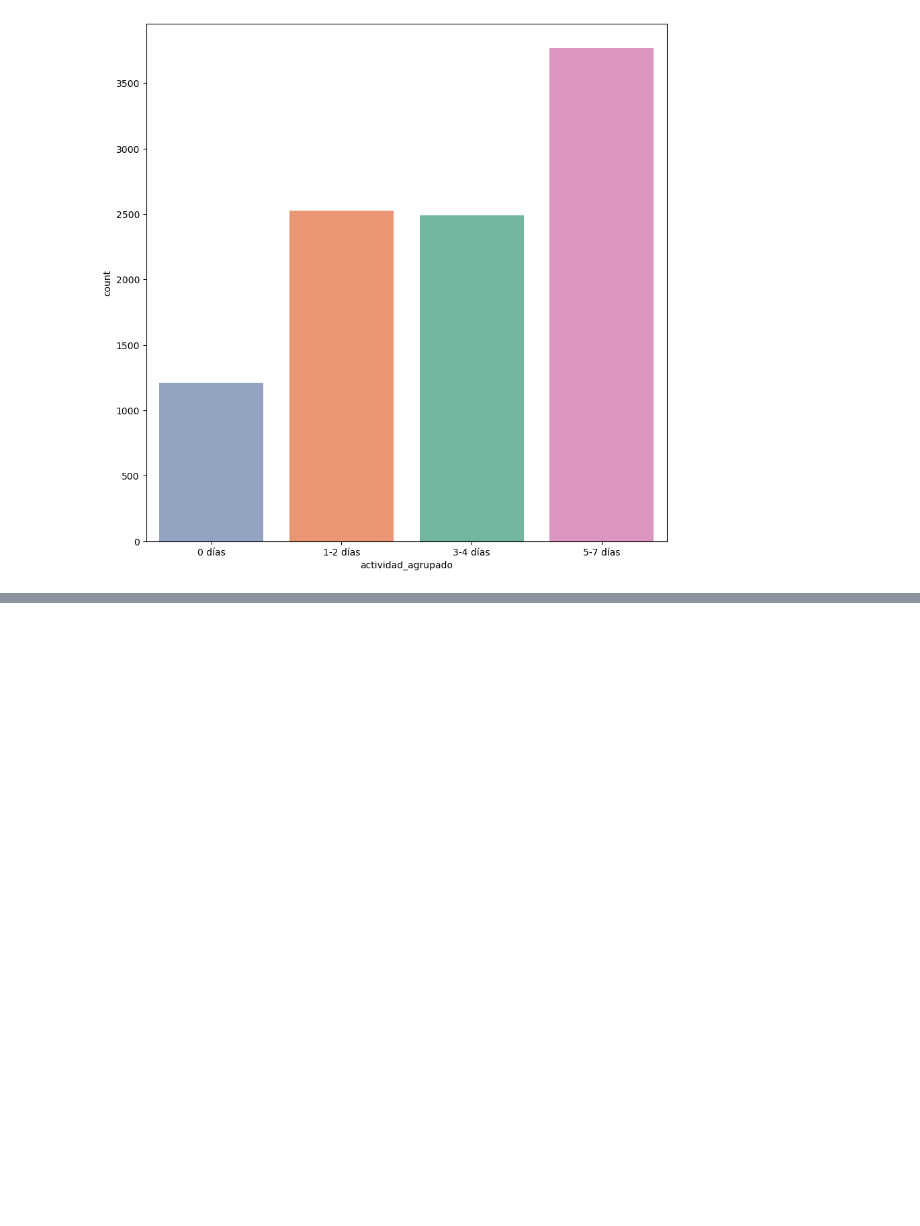
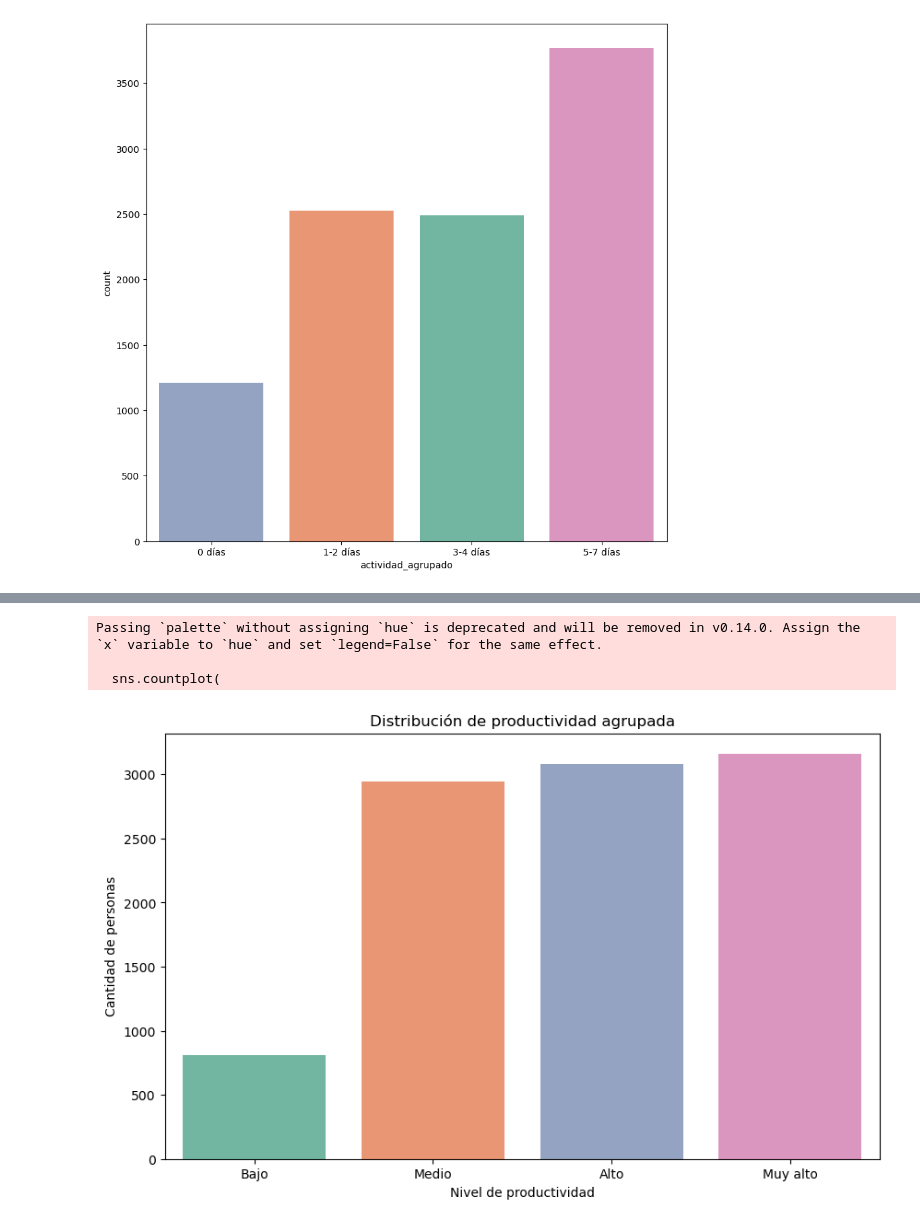
Before and after one commit to Martitaa/MentalHealth_Visualitation_LauraPArejo_MAgdalaPErez_LucianaYelicich_MartaSanz, a Jupyter notebook: EDA.ipynb, the cells around one changed output, grey strips where cells are left out. Cells and saved outputs as stored; diff of their text form; code cells hidden in the pictures; blank space fills up the shorter version.

```diff
--- a/EDA.ipynb
+++ b/EDA.ipynb
@@ -564,3 +564,21 @@ sns.countplot(
 plt.show()
 # %% [output]
 [figure]
+# %%
+categorizacion_productividad = []
+
+for i in df["productivity_score"]:
+    if 42.8 <= i <= 57.1:
+        categorizacion_productividad.append("Bajo")
+    elif 57.2 <= i <= 71.5:
+        categorizacion_productividad.append("Medio")
+    elif 71.6 <= i <= 85.9:
+        categorizacion_productividad.append("Alto")
+    elif 86 <= i <= 100:
+        categorizacion_productividad.append("Muy alto")
+    else:
+        categorizacion_productividad.append("Fuera de rango")
+
+df["productividad_agrupado"] = categorizacion_productividad
+
+print(df[["productivity_score", "productividad_agrupado"]])
@@ -566,0 +624,25 @@ plt.show()
+# %%
+orden_categorias_productividad = [
+    "Bajo",
+    "Medio",
+    "Alto",
+    "Muy alto"
+]
+
+plt.figure(figsize=(10,6))
+sns.countplot(
+    x='productividad_agrupado',  # <--- usamos la columna categórica
+    data=df,
+    palette='Set2',
+    order=orden_categorias_productividad
+)
+
+plt.xlabel("Nivel de productividad")
+plt.ylabel("Cantidad de personas")
+plt.title("Distribución de productividad agrupada")
+plt.show()
+# %% [output]
+Passing `palette` without assigning `hue` is deprecated and will be removed in v0.14.0. Assign the `x` variable to `hue` and set `legend=False` for the same effect.
+
+  sns.countplot(
+[figure, added]
```
Also changed, not shown: parts of 5 cells of this notebook.
